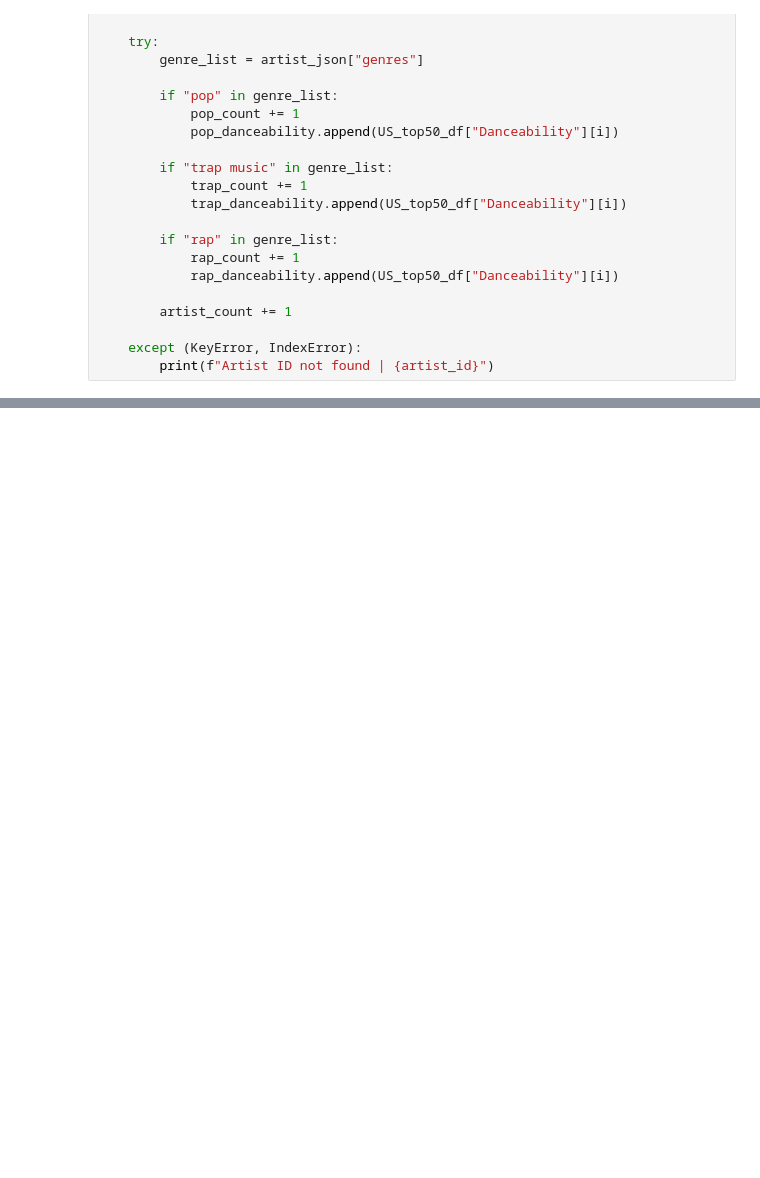
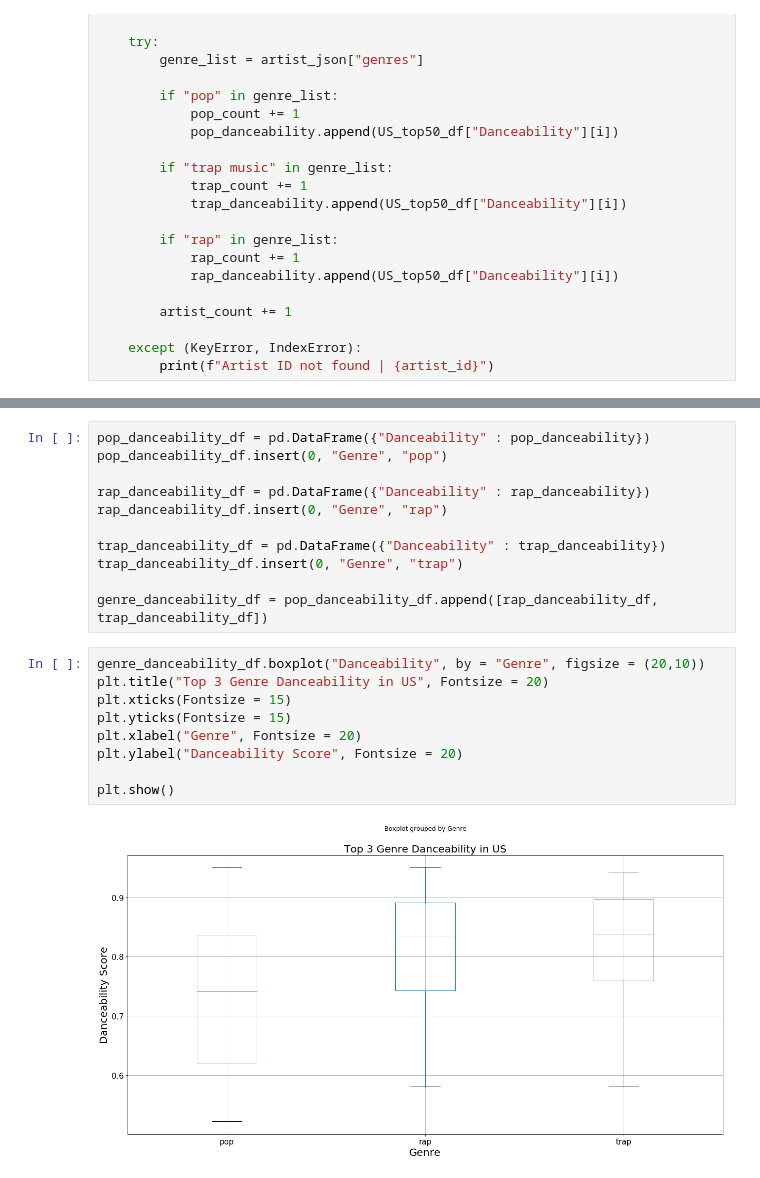
Before and after one commit to czwong/Project-1, a Jupyter notebook: Genre Popularity in the US.ipynb, the cells around one changed output, grey strips where cells are left out. Cells and saved outputs as stored; diff of their text form; blank space fills up the shorter version.

```diff
--- a/Genre Popularity in the US.ipynb
+++ b/Genre Popularity in the US.ipynb
@@ -145,0 +160,22 @@ mean(rap_danceability)
+# %%
+pop_danceability_df = pd.DataFrame({"Danceability" : pop_danceability})
+pop_danceability_df.insert(0, "Genre", "pop")
+
+rap_danceability_df = pd.DataFrame({"Danceability" : rap_danceability})
+rap_danceability_df.insert(0, "Genre", "rap")
+
+trap_danceability_df = pd.DataFrame({"Danceability" : trap_danceability})
+trap_danceability_df.insert(0, "Genre", "trap")
+
+genre_danceability_df = pop_danceability_df.append([rap_danceability_df, trap_danceability_df])
+# %%
+genre_danceability_df.boxplot("Danceability", by = "Genre", figsize = (20,10))
+plt.title("Top 3 Genre Danceability in US", Fontsize = 20)
+plt.xticks(Fontsize = 15)
+plt.yticks(Fontsize = 15)
+plt.xlabel("Genre", Fontsize = 20)
+plt.ylabel("Danceability Score", Fontsize = 20)
+
+plt.show()
+# %% [output]
+[figure, added]
```
Also changed, not shown: parts of 7 cells of this notebook, 18 other files.
